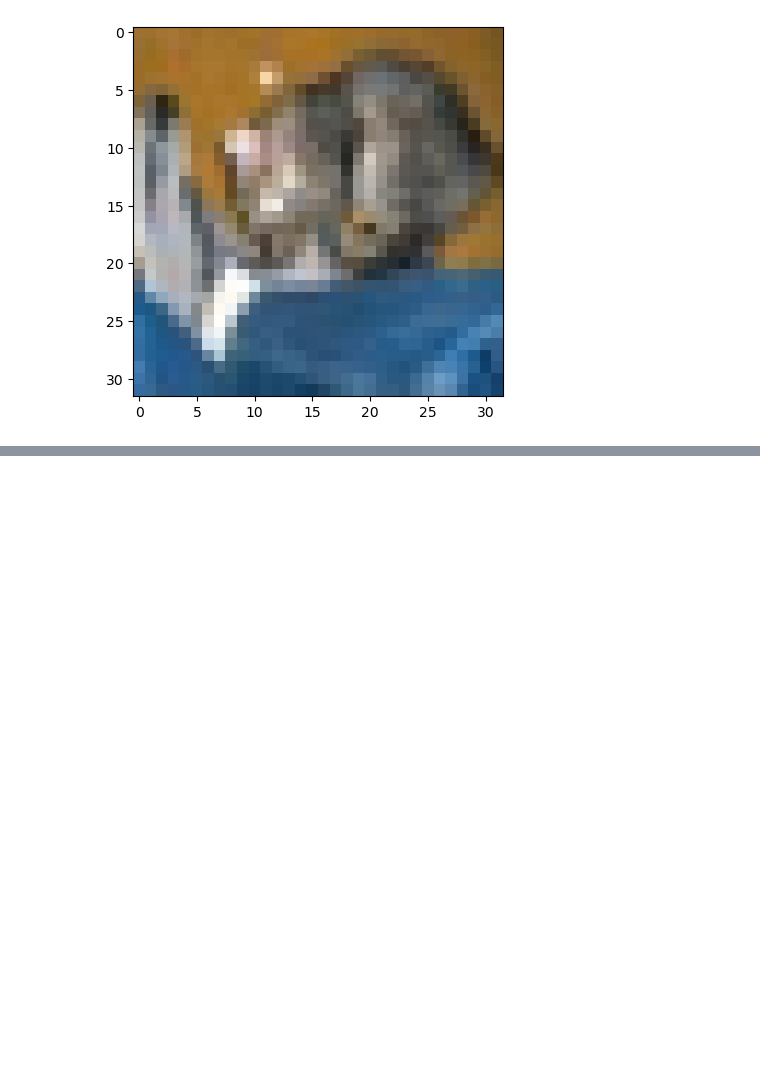
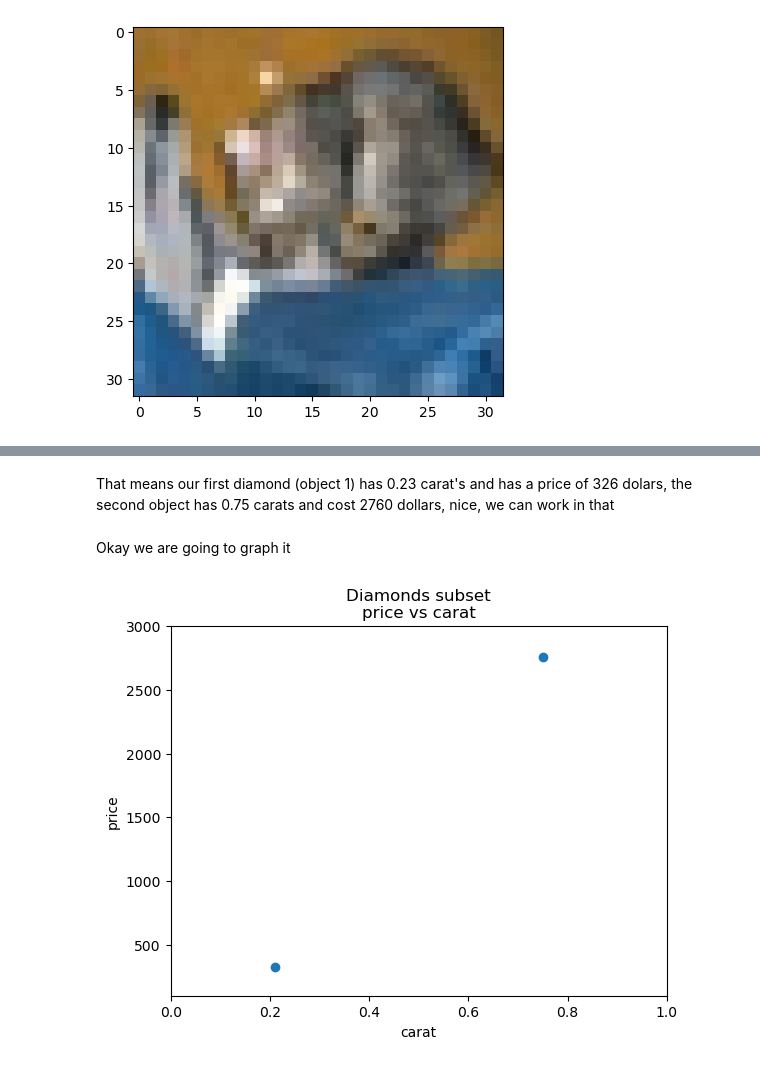
Before and after one commit to Robdres/Deep_learning, a Jupyter notebook: 4_machine_learning.ipynb, the cells around one changed output, grey strips where cells are left out. Cells and saved outputs as stored; diff of their text form; code cells hidden in the pictures; blank space fills up the shorter version.

```diff
--- a/4_machine_learning.ipynb
+++ b/4_machine_learning.ipynb
@@ -235,0 +325,3 @@ We are going to look further in the next steps.
+# %%
+subset = dataset[["carat","price"]][[1,100]]
+subset
@@ -235,0 +334,15 @@ We are going to look further in the next steps.
+# %% [markdown]
+That means our first diamond (object 1) has 0.23 carat's and has a price of 326 dolars, the second object has 0.75 carats and cost 2760 dollars, nice, we can work in that
+# %% [markdown]
+Okay we are going to graph it
+# %%
+def plot_subset(subset):
+    plt.scatter(subset["carat"],subset["price"])
+    plt.xlim([0,1])
+    plt.ylim([100,3000])
+    plt.xlabel("carat")
+    plt.ylabel("price")
+    plt.title("Diamonds subset\nprice vs carat")
+plot_subset(subset)
+# %% [output]
+[figure, added]
```
Also changed, not shown: parts of 54 cells of this notebook, 2 other files.
